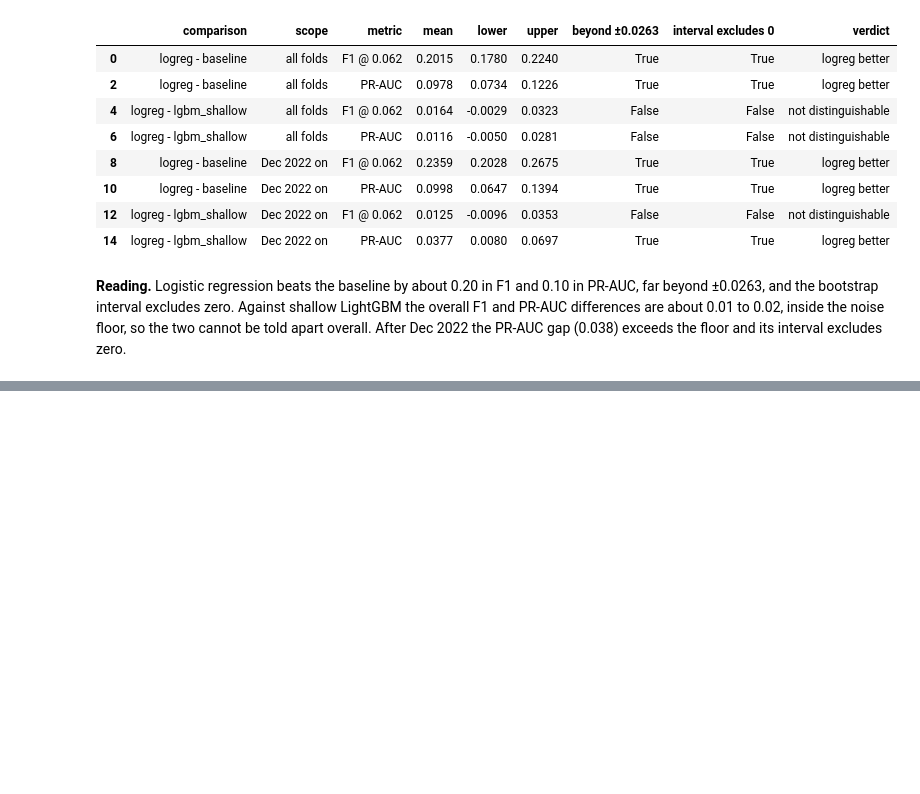
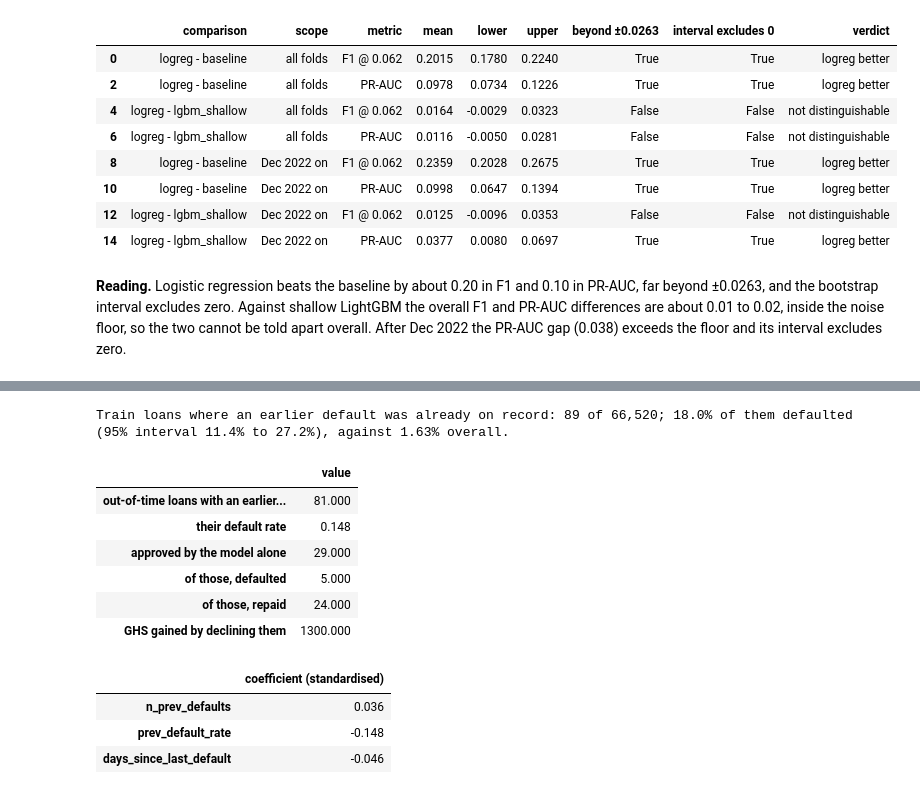
Before and after one commit to ASU-MICS-2028/mle-group-3-prosit-2, a Jupyter notebook: notebooks/13_rubric_additions.ipynb, the cells around one changed output, grey strips where cells are left out. Saved outputs shown, nothing was run; the diff lists cells and outputs as text; code cells hidden in the pictures; blank space fills up the shorter version.

```diff
--- a/notebooks/13_rubric_additions.ipynb
+++ b/notebooks/13_rubric_additions.ipynb
@@ -178,0 +236,34 @@ sel[["comparison", "scope", "metric", "mean", "lower", "upper", "beyond ±0.0263
+# %%
+def wilson(k, n, z=1.96):
+    c, h = (k / n + z * z / (2 * n)) / (1 + z * z / n), z * np.sqrt(k / n * (1 - k / n) / n + z * z / (4 * n * n)) / (1 + z * z / n)
+    return c - h, c + h
+
+had = tr[tr.n_prev_defaults >= 1]
+lo, hi = wilson(int(had.target.sum()), len(had))
+print(f"Train loans where an earlier default was already on record: {len(had)} of {len(tr):,}; "
+      f"{had.target.mean():.1%} of them defaulted (95% interval {lo:.1%} to {hi:.1%}), against {tr.target.mean():.2%} overall.")
+
+past = ev[ev.n_prev_defaults >= 1]
+ok = past[~past.declined]
+rule = pd.Series({"out-of-time loans with an earlier default": len(past), "their default rate": past.y.mean(),
+                  "approved by the model alone": len(ok), "of those, defaulted": int(ok.y.sum()),
+                  "of those, repaid": int((ok.y == 0).sum()),
+                  "GHS gained by declining them": econ.loss_bad * ok.y.sum() - econ.gain_good * (ok.y == 0).sum()})
+rule.to_frame("value").to_csv(ROOT / "reports" / "13_past_default_rule.csv")
+display(rule.round(3).to_frame("value"))
+coef = pd.Series(M.logreg(numeric=M.DEPLOY_FEATURES, class_weight=None).fit(tr[cols], tr.target).named_steps["model"].coef_.ravel(),
+                 index=M.logreg(numeric=M.DEPLOY_FEATURES, class_weight=None).fit(tr[cols], tr.target).named_steps["prep"].get_feature_names_out())
+coef[["n_prev_defaults", "prev_default_rate", "days_since_last_default"]].round(3).to_frame("coefficient (standardised)")
+# %% [output]
+Train loans where an earlier default was already on record: 89 of 66,520; 18.0% of them defaulted (95% interval 11.4% to 27.2%), against 1.63% overall.
+|  | value |
+| out-of-time loans with an earlier... | 81.000 |
+| their default rate | 0.148 |
+| approved by the model alone | 29.000 |
+| of those, defaulted | 5.000 |
+| of those, repaid | 24.000 |
+| GHS gained by declining them | 1300.000 |
+|  | coefficient (standardised) |
+| n_prev_defaults | 0.036 |
+| prev_default_rate | -0.148 |
+| days_since_last_default | -0.046 |
```
Also changed, not shown: parts of 6 cells of this notebook, 13 other files.
